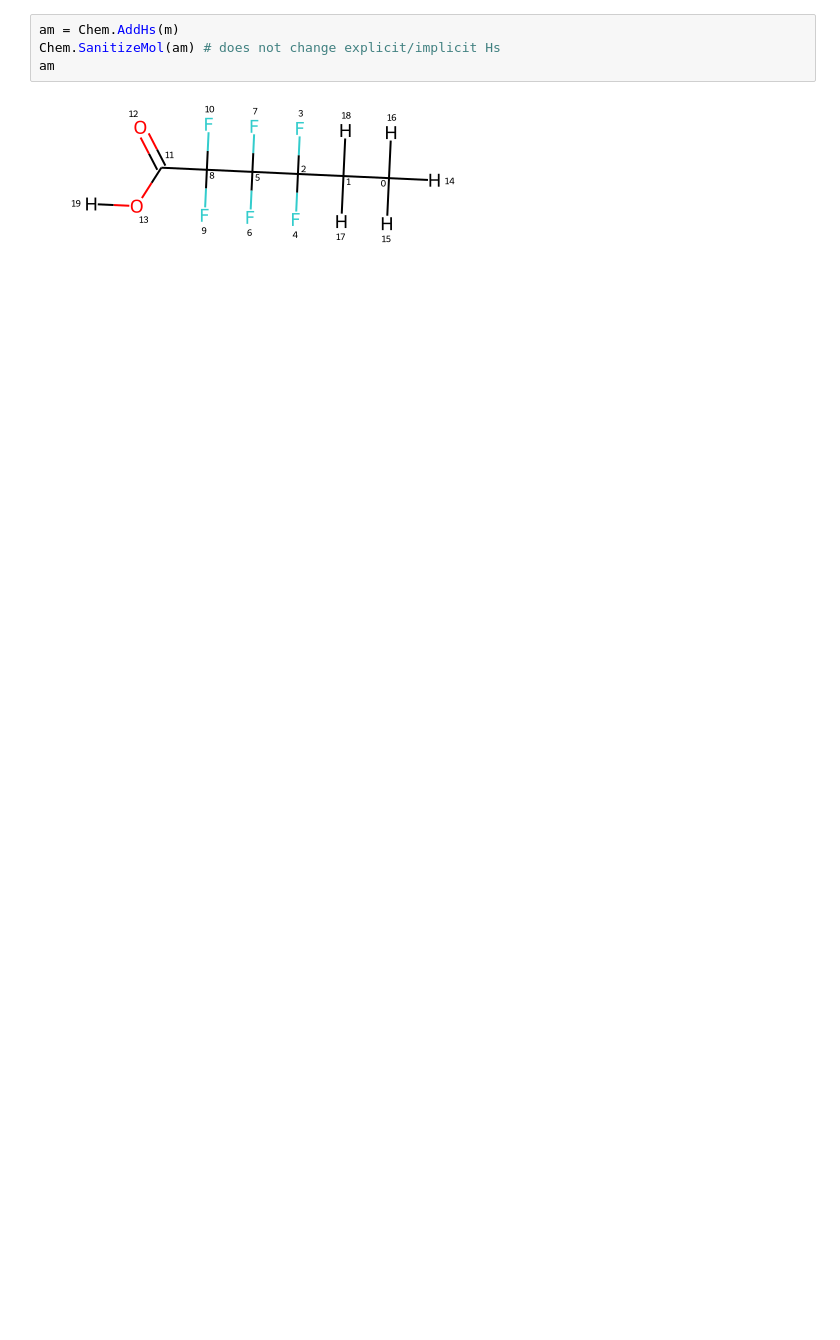
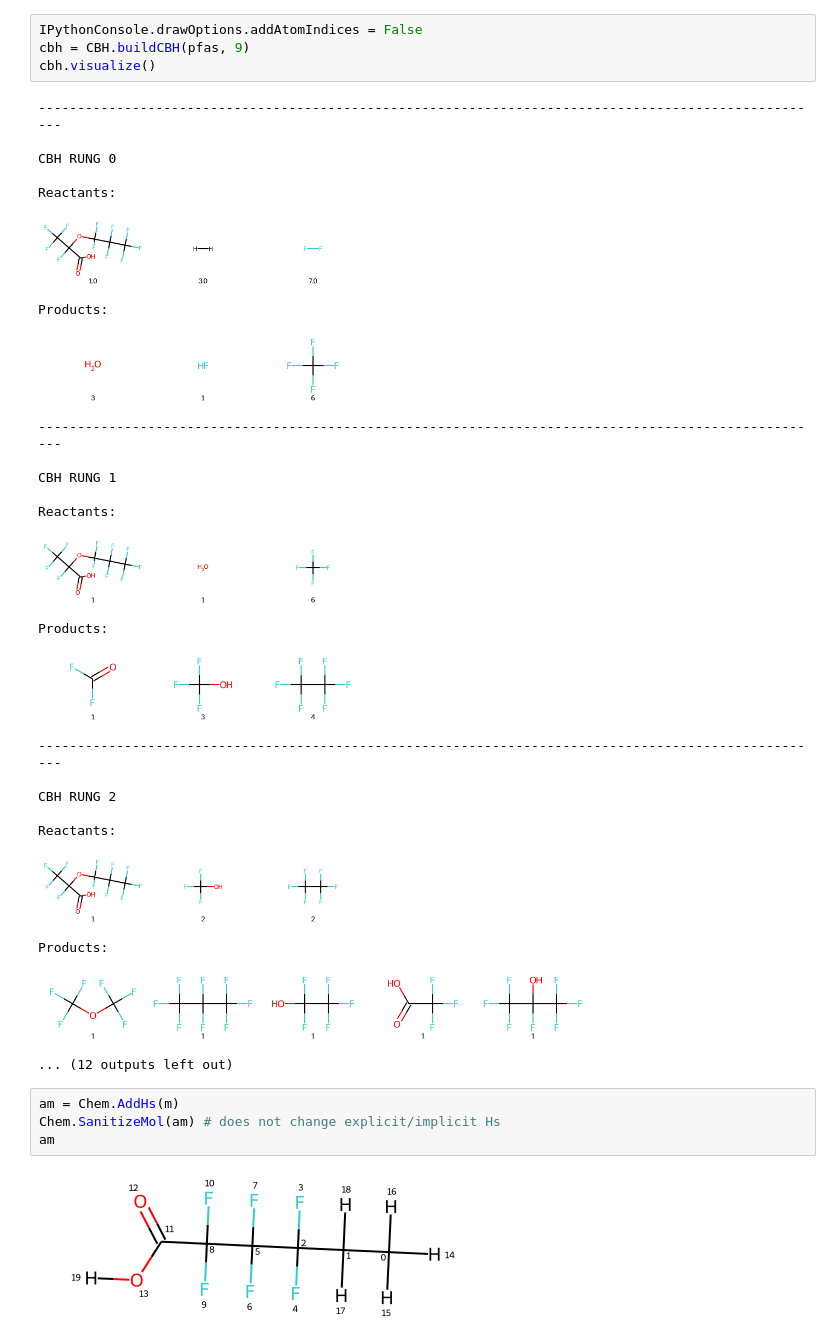
Before and after one commit to franklingoldsmith/autocbh, a Jupyter notebook: nightly/exploratory.ipynb, the cells around one changed output. Drawn from its saved outputs; the diff is of its cells as text; blank space fills up the shorter version.

Commit message:
Working CBH code for different saturated atoms

```diff
--- a/nightly/exploratory.ipynb
+++ b/nightly/exploratory.ipynb
@@ -23,3 +22,33 @@ m
+# %%
+IPythonConsole.drawOptions.addAtomIndices = False
+cbh = CBH.buildCBH(pfas, 9)
+cbh.visualize()
+# %% [output]
+-----------------------------------------------------------------------------------------------------
+
+CBH RUNG 0
+
+Reactants:
+[figure, added]
+Products:
+[figure, added]
+-----------------------------------------------------------------------------------------------------
+
+CBH RUNG 1
+
+Reactants:
+[figure, added]
+Products:
+[figure, added]
+-----------------------------------------------------------------------------------------------------
+
+CBH RUNG 2
+
+Reactants:
+[figure, added]
+Products:
+[figure, added]
+... (12 outputs left out)
 # %%
 am = Chem.AddHs(m)
 Chem.SanitizeMol(am) # does not change explicit/implicit Hs
```
Also changed, not shown: parts of 6 cells of this notebook, 3 other files.
